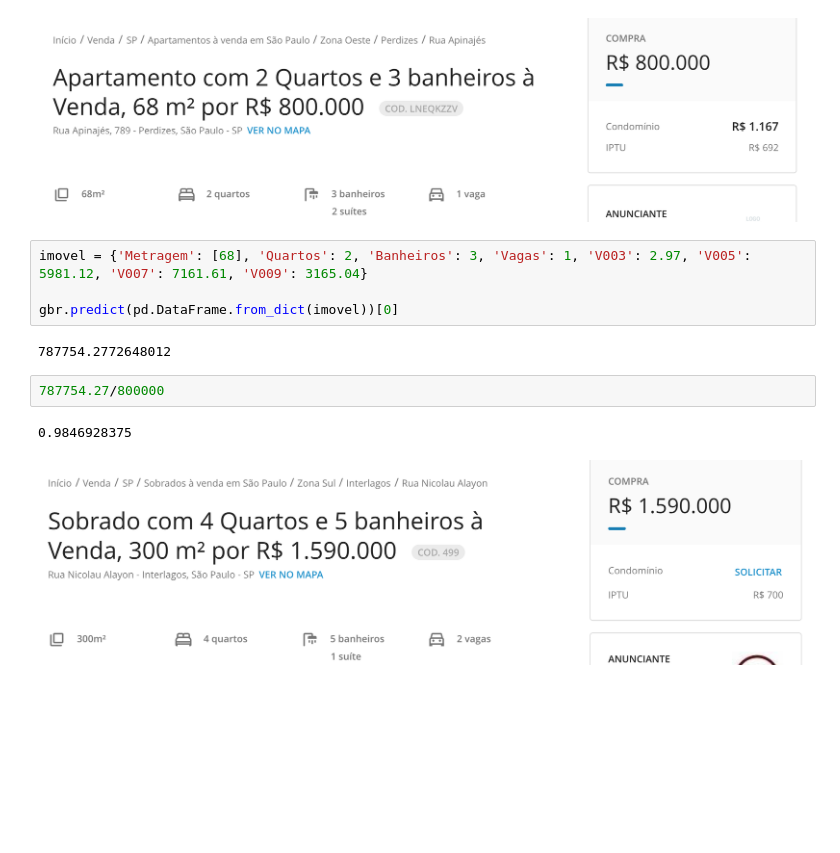
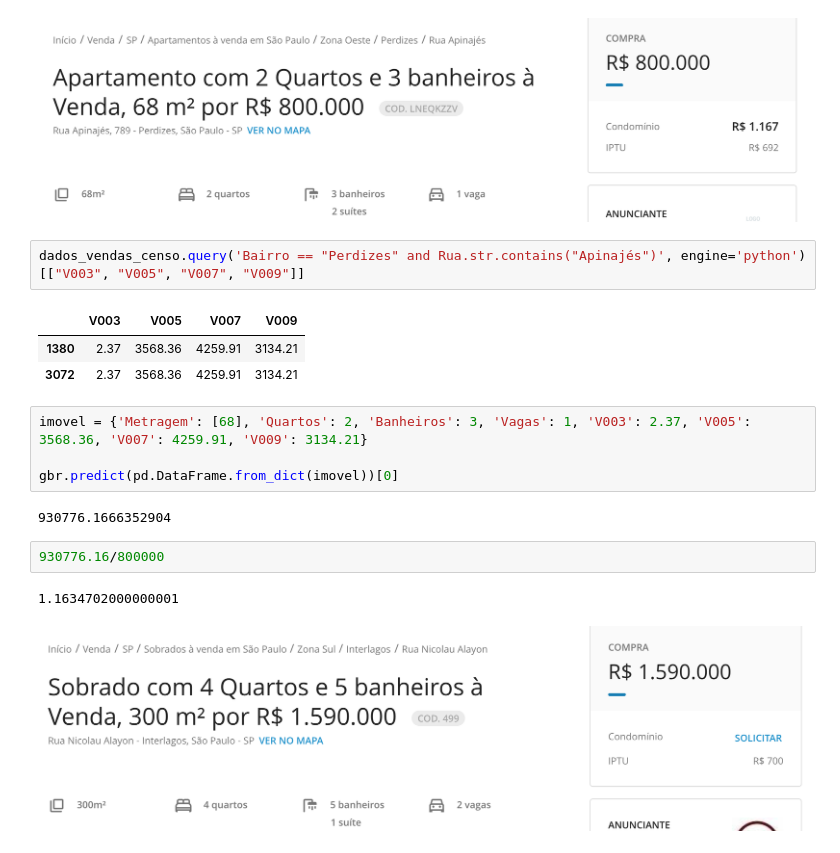
Before and after one commit to esaheki/imersao_dados_alura, a Jupyter notebook: Imersao_dados_4_aula05.ipynb, the cells around one changed output. Cells and saved outputs as stored; diff of their text form; blank space fills up the shorter version.

```diff
--- a/Imersao_dados_4_aula05.ipynb
+++ b/Imersao_dados_4_aula05.ipynb
@@ -399,15 +405,21 @@ gbr.predict(pd.DataFrame.from_dict(imovel))[0]
 0.8241763705882353
 # %% [markdown]
 ![Screen Shot 2022-05-29 at 23.16.58.png](embedded-picture-1)
+# %%
+dados_vendas_censo.query('Bairro == "Perdizes" and Rua.str.contains("Apinajés")', engine='python')[["V003", "V005", "V007", "V009"]]
+# %% [output]
+|  | V003 | V005 | V007 | V009 |
+| 1380 | 2.37 | 3568.36 | 4259.91 | 3134.21 |
+| 3072 | 2.37 | 3568.36 | 4259.91 | 3134.21 |
 # %%
-imovel = {'Metragem': [68], 'Quartos': 2, 'Banheiros': 3, 'Vagas': 1, 'V003': 2.97, 'V005': 5981.12, 'V007': 7161.61, 'V009': 3165.04}
+imovel = {'Metragem': [68], 'Quartos': 2, 'Banheiros': 3, 'Vagas': 1, 'V003': 2.37, 'V005': 3568.36, 'V007': 4259.91, 'V009': 3134.21}
 
 gbr.predict(pd.DataFrame.from_dict(imovel))[0]
 # %% [output]
-787754.2772648012
+930776.1666352904
-# %%
-787754.27/800000
-# %% [output]
-0.9846928375
+# %%
+930776.16/800000
+# %% [output]
+1.1634702000000001
 # %% [markdown]
 ![Screen Shot 2022-05-29 at 23.20.21.png](embedded-picture-1)
```
Also changed, not shown: parts of 2 cells of this notebook.
